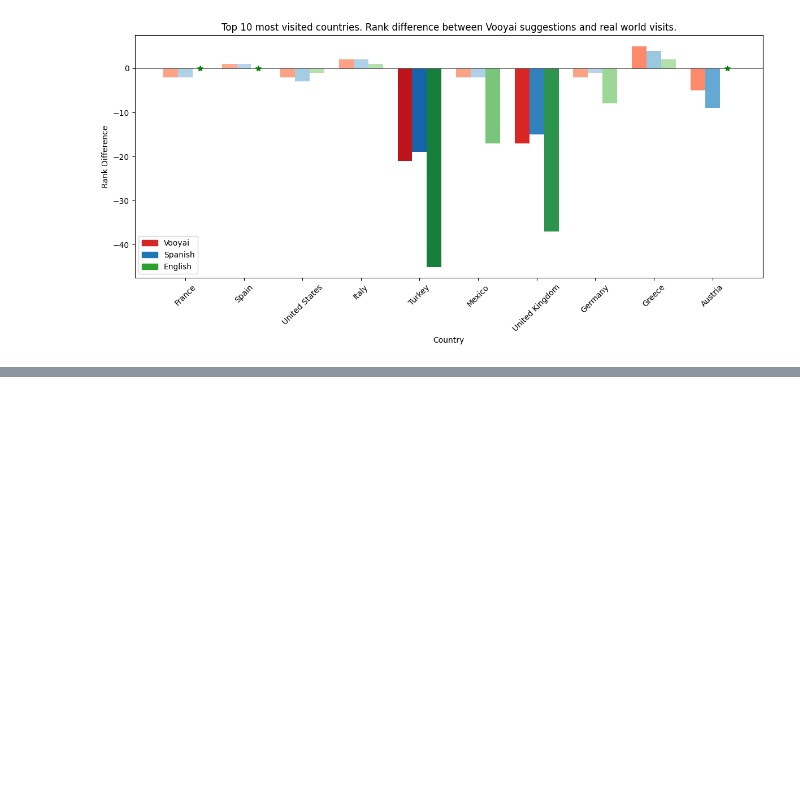
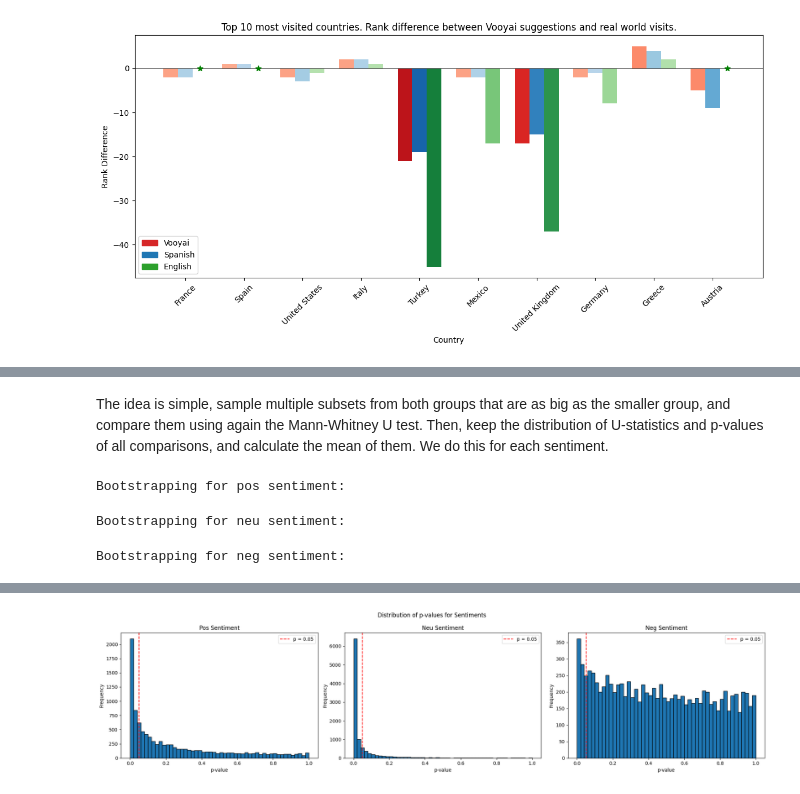
Before and after one commit to Montyro/vooyai-analytics, a Jupyter notebook: visualization.ipynb, the cells around one changed output, grey strips where cells are left out. Saved outputs shown, nothing was run; the diff lists cells and outputs as text; code cells hidden in the pictures; blank space fills up the shorter version.

```diff
--- a/visualization.ipynb
+++ b/visualization.ipynb
@@ -397,0 +546,13 @@ The results reveal unexpected patterns in ranking differences between Vooyai sug
+# %%
+# Perform statistical tests
+from scipy import stats
+
+# Perform Mann-Whitney U test so we dont assume normality.
+sentiments = ['pos', 'neu', 'neg']
+for sentiment in sentiments:
+    u_stat, p_value = stats.mannwhitneyu(comparison_data[sentiment], turkey_data[sentiment])
+    print(f"Statistical test for {sentiment} sentiment (Comparison countries vs Turkey):")
+    n1, n2 = len(comparison_data), len(turkey_data)
+    print(f"U-statistic: {u_stat} (n1={n1}, n2={n2})")
+    print(f"P-value: {p_value}")
+    print()
@@ -397,0 +579,63 @@ The results reveal unexpected patterns in ranking differences between Vooyai sug
+# %% [markdown]
+The idea is simple, sample multiple subsets from both groups that are as big as the smaller group, and compare them using again the Mann-Whitney U test. Then, keep the distribution of U-statistics and p-values of all comparisons, and calculate the mean of them. We do this for each sentiment.
+# %%
+import numpy as np
+from scipy import stats
+from tqdm import tqdm
+
+def bootstrap_mann_whitney(group1, group2, n_iterations=10000):
+    n_small = len(group2)  # Turkey sample size
+    u_stats = []
+    p_values = []
+
+    for _ in tqdm(range(n_iterations)):
+        # Resample Turkey data with replacement
+        boot_turkey = np.random.choice(group2, size=n_small, replace=True)
+
+        # Sample equal size from comparison countries
+        boot_comparison = np.random.choice(group1, size=n_small, replace=False)
+
+        # Perform Mann-Whitney U test
+        u_stat, p_value = stats.mannwhitneyu(boot_comparison, boot_turkey)
+
+        u_stats.append(u_stat)
+        p_values.append(p_value)
+
+    return np.array(u_stats), np.array(p_values)
+
+# Perform bootstrapping for each sentiment
+sentiments = ['pos', 'neu', 'neg']
+results = {}
+
+for sentiment in sentiments:
+    print(f"\nBootstrapping for {sentiment} sentiment:")
+    u_stats, p_values = bootstrap_mann_whitney(comparison_data[sentiment], turkey_data[sentiment])
+    results[sentiment] = {'u_stats': u_stats, 'p_values': p_values}
+
+# Analyze results
+fig, axes = plt.subplots(1, 3, figsize=(20, 5))
+fig.suptitle('Distribution of p-values for Sentiments')
+
+for i, sentiment in enumerate(sentiments):
+    u_stats = results[sentiment]['u_stats']
+    p_values = results[sentiment]['p_values']
+
+    print(f"\n{sentiment.capitalize()} Sentiment:")
+    print(f"Mean U-statistic: {np.mean(u_stats):.2f}")
+    print(f"Median U-statistic: {np.median(u_stats):.2f}")
+    print(f"Proportion of significant results (p < 0.05): {np.mean(p_values < 0.05):.2%}")
+
+    # Visualize distribution of p-values
+    axes[i].hist(p_values, bins=50, edgecolor='black')
+    axes[i].set_title(f'{sentiment.capitalize()} Sentiment')
+    axes[i].set_xlabel('p-value')
+    axes[i].set_ylabel('Frequency')
+    axes[i].axvline(0.05, color='red', linestyle='--', label='p = 0.05')
+    axes[i].legend()
+
+plt.tight_layout()
+plt.show()
+# %% [output]
+Bootstrapping for pos sentiment:
+Bootstrapping for neu sentiment:
+Bootstrapping for neg sentiment:
@@ -397,0 +656 @@ The results reveal unexpected patterns in ranking differences between Vooyai sug
+[figure, added]
```
Also changed, not shown: parts of 39 cells of this notebook, 3 other files.
